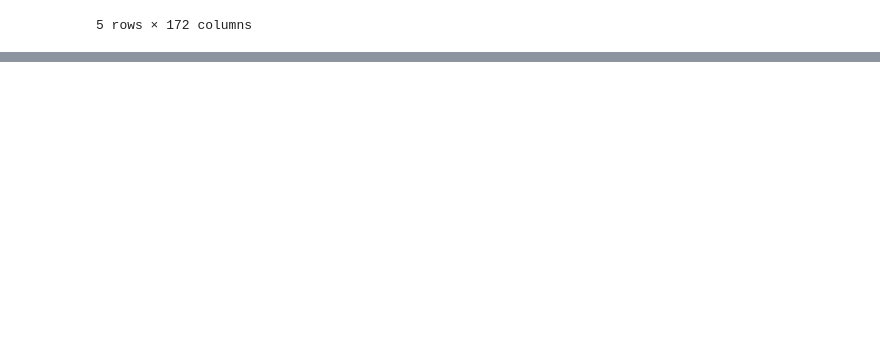
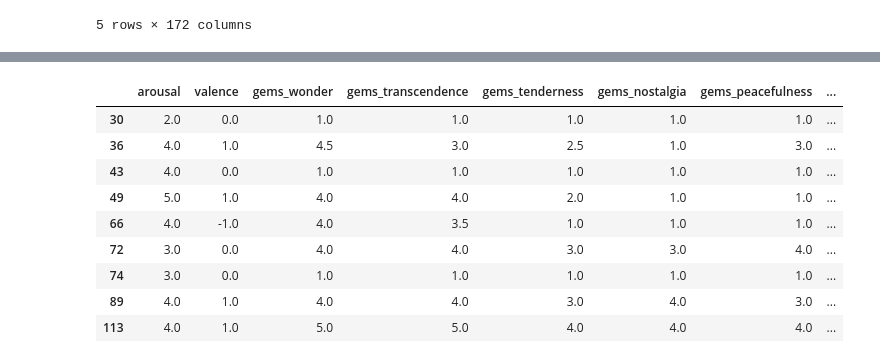
Before and after one commit to NoahPichl/MLPC_The_haunted_turtles, a Jupyter notebook: data_exploration.ipynb, the cells around one changed output, grey strips where cells are left out. Saved outputs shown, nothing was run; the diff lists cells and outputs as text; code cells hidden in the pictures; blank space fills up the shorter version.

```diff
--- a/data_exploration.ipynb
+++ b/data_exploration.ipynb
@@ -29,0 +64,4 @@ feat.head()
+# %%
+# standard deviation over the whole dataset
+anot_std = pd.DataFrame(anot.std(axis=0)).T
+anot_std
@@ -29,0 +113,7 @@ feat.head()
+# %%
+# Calulates the mean and median for every annotator
+mean_annotators = []
+median_annotators = []
+for anno in range(1, max(anot["annotator_id"]) + 1):
+    mean_annotators.append(anot[anot["annotator_id"] == anno].mean(axis=0))
+    median_annotators.append(anot[anot["annotator_id"] == anno].median(axis=0))
@@ -29,0 +130,3 @@ feat.head()
+# %%
+median_annotators = pd.DataFrame(median_annotators)
+median_annotators.head()
@@ -29,0 +155,26 @@ feat.head()
+# %%
+def search_for_outliers(median, std, data, threshold=4, std_multiplier=1.25):
+    """
+    :median: median of the original dataframe
+    :std: standard deviation of the original dataframe
+    :data: dataframe in which to search for outliers
+    :threshold: how much unconsistent columns are needed, to count it as outlier
+    :std_multiplier: multiplier for the used standard deviation (ajust for extremer outliers)
+
+    :returns: a dataframe of found outliers
+    """
+    outliers = abs(data.sub(median.squeeze(), axis=1)).loc[:,'arousal':'gemmes_wandering'].lt((std*std_multiplier).loc[:,'arousal':'gemmes_wandering'].squeeze())
+    return data[outliers.sum(axis=1) <= outliers.shape[1]-threshold]
+# %%
+search_for_outliers(anot_median, anot_std, median_annotators).loc[:,'arousal':'gemmes_wandering']
+# %% [output]
+|  | arousal | valence | gems_wonder | gems_transcendence | gems_tenderness | gems_nostalgia | gems_peacefulness | ... |
+| 30 | 2.0 | 0.0 | 1.0 | 1.0 | 1.0 | 1.0 | 1.0 | ... |
+| 36 | 4.0 | 1.0 | 4.5 | 3.0 | 2.5 | 1.0 | 3.0 | ... |
+| 43 | 4.0 | 0.0 | 1.0 | 1.0 | 1.0 | 1.0 | 1.0 | ... |
+| 49 | 5.0 | 1.0 | 4.0 | 4.0 | 2.0 | 1.0 | 1.0 | ... |
+| 66 | 4.0 | -1.0 | 4.0 | 3.5 | 1.0 | 1.0 | 1.0 | ... |
+| 72 | 3.0 | 0.0 | 4.0 | 4.0 | 3.0 | 3.0 | 4.0 | ... |
+| 74 | 3.0 | 0.0 | 1.0 | 1.0 | 1.0 | 1.0 | 1.0 | ... |
+| 89 | 4.0 | 1.0 | 4.0 | 4.0 | 3.0 | 4.0 | 3.0 | ... |
+| 113 | 4.0 | 1.0 | 5.0 | 5.0 | 4.0 | 4.0 | 4.0 | ... |
```
Also changed, not shown: parts of 15 cells of this notebook.
